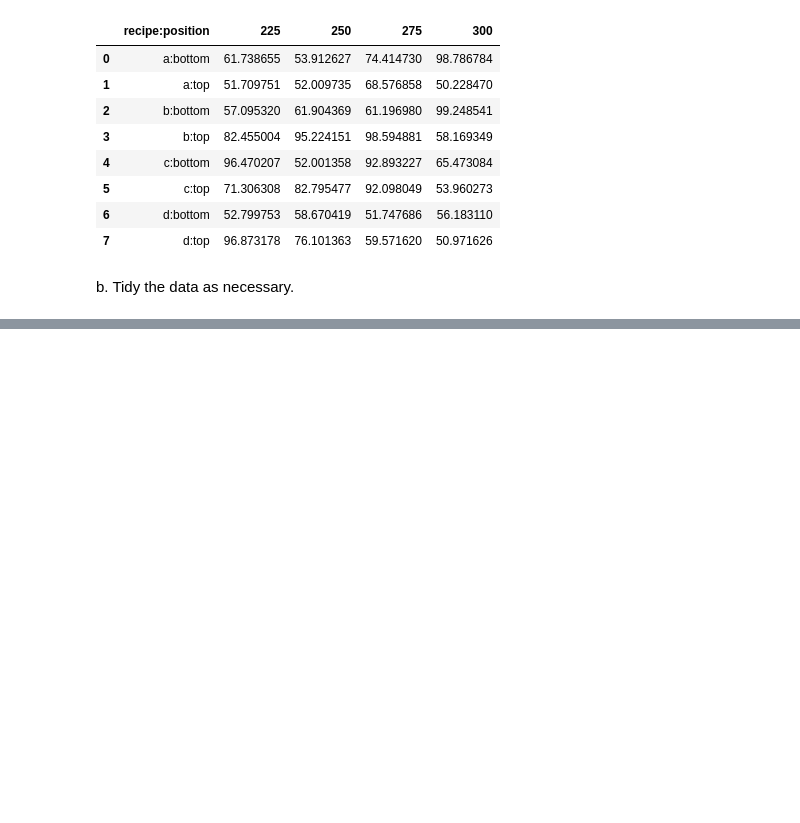
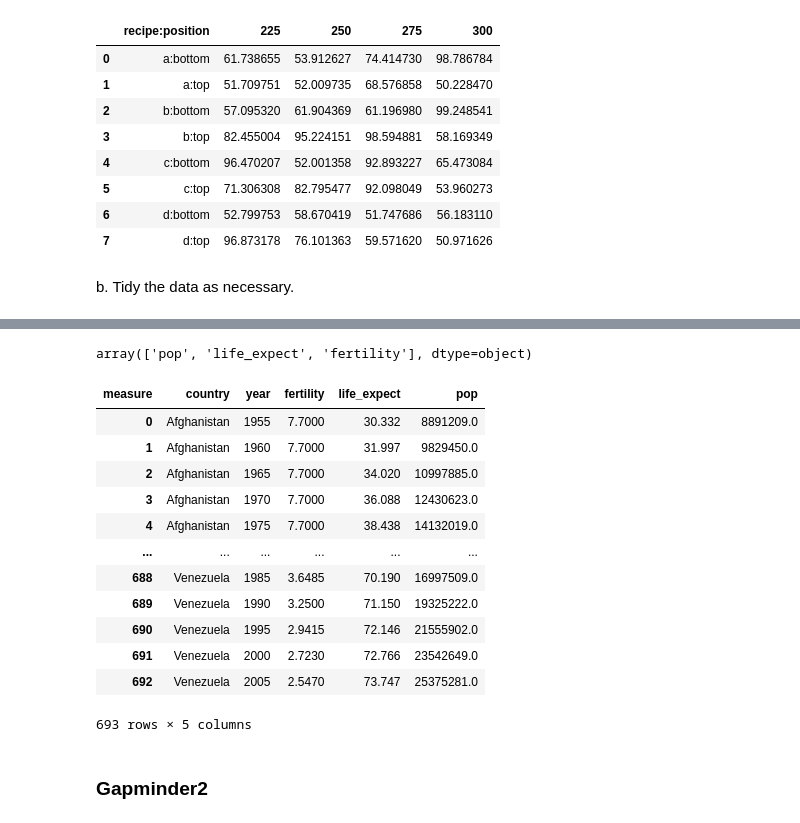
Before and after one commit to markydoug/classification-exercises, a Jupyter notebook: tidy_data.ipynb, the cells around one changed output, grey strips where cells are left out. Saved outputs shown, nothing was run; the diff lists cells and outputs as text; code cells hidden in the pictures; blank space fills up the shorter version.

```diff
--- a/tidy_data.ipynb
+++ b/tidy_data.ipynb
@@ -92,0 +278,5 @@ e. Which combination of recipe, rack position, and temperature gives the best re
+# %%
+gapminder1 = pd.read_sql('''
+                            SELECT *
+                            FROM gapminder1;
+                            ''', acquire.get_db_url('tidy_data'))
@@ -92,0 +306,24 @@ e. Which combination of recipe, rack position, and temperature gives the best re
+# %%
+gapminder1.measure.unique()
+# %% [output]
+array(['pop', 'life_expect', 'fertility'], dtype=object)
+# %%
+gapminder1.pivot_table(values='measurement',
+                      index=['country','year'],
+                      columns='measure').reset_index()
+# %% [output]
+| measure | country | year | fertility | life_expect | pop |
+| 0 | Afghanistan | 1955 | 7.7000 | 30.332 | 8891209.0 |
+| 1 | Afghanistan | 1960 | 7.7000 | 31.997 | 9829450.0 |
+| 2 | Afghanistan | 1965 | 7.7000 | 34.020 | 10997885.0 |
+| 3 | Afghanistan | 1970 | 7.7000 | 36.088 | 12430623.0 |
+| 4 | Afghanistan | 1975 | 7.7000 | 38.438 | 14132019.0 |
+| ... | ... | ... | ... | ... | ... |
+| 688 | Venezuela | 1985 | 3.6485 | 70.190 | 16997509.0 |
+| 689 | Venezuela | 1990 | 3.2500 | 71.150 | 19325222.0 |
+| 690 | Venezuela | 1995 | 2.9415 | 72.146 | 21555902.0 |
+| 691 | Venezuela | 2000 | 2.7230 | 72.766 | 23542649.0 |
+| 692 | Venezuela | 2005 | 2.5470 | 73.747 | 25375281.0 |
+693 rows × 5 columns
+# %% [markdown]
+### Gapminder2
```
Also changed, not shown: parts of 40 cells of this notebook.
